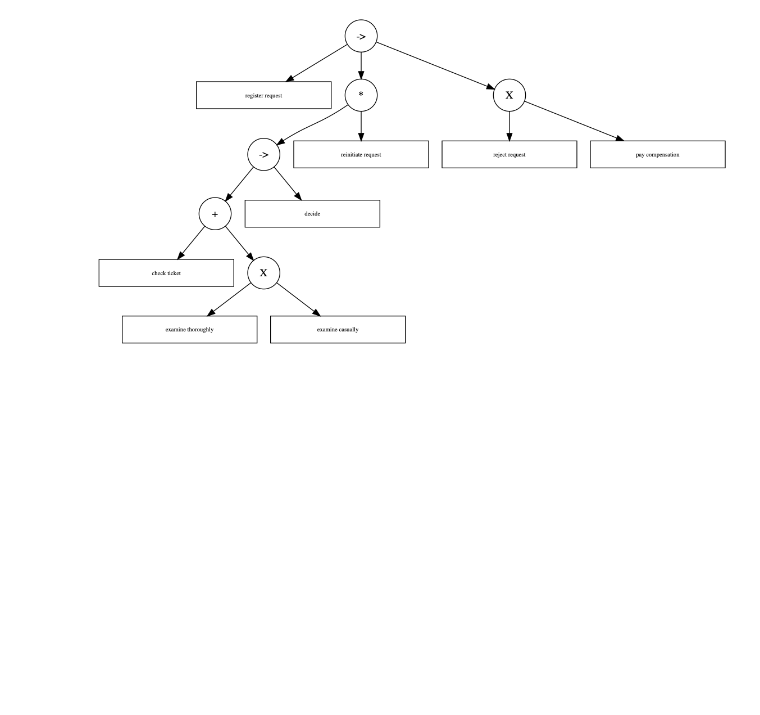
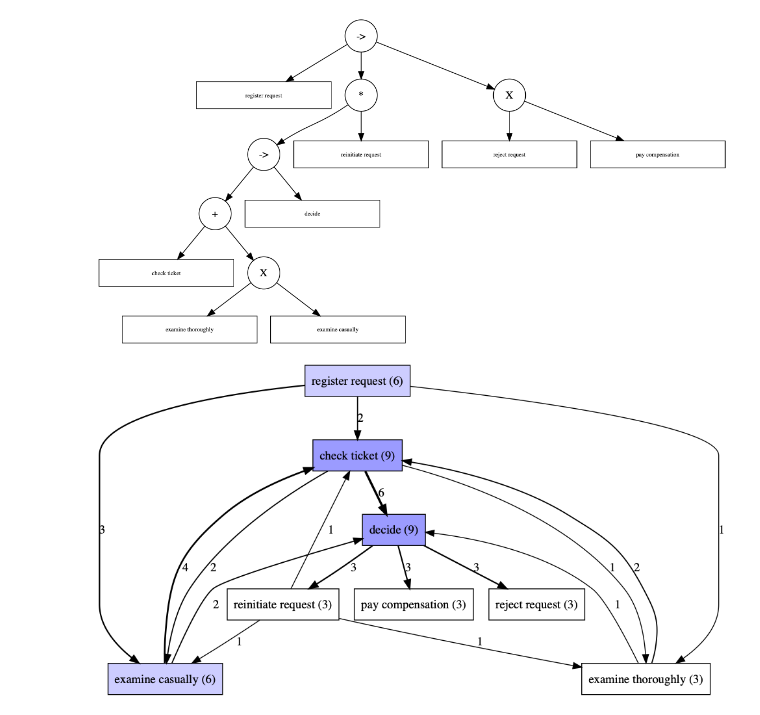
Before and after one commit to deepak-sateesh/processmining, a Jupyter notebook: processModelling.ipynb, the cells around one changed output. Cells and saved outputs as stored; diff of their text form; code cells hidden in the pictures; blank space fills up the shorter version.

```diff
--- a/processModelling.ipynb
+++ b/processModelling.ipynb
@@ -30,0 +38,9 @@ pt_visualizer.view(gviz)
+# %%
+#Directly follows graph
+dfg = dfg_discovery.apply(log)
+
+
+gviz = dfg_visualization.apply(dfg, log=log, variant=dfg_visualization.Variants.FREQUENCY)
+dfg_visualization.view(gviz)
+# %% [output]
+[figure, added]
```
Also changed, not shown: parts of 3 cells of this notebook, 4 other files.
